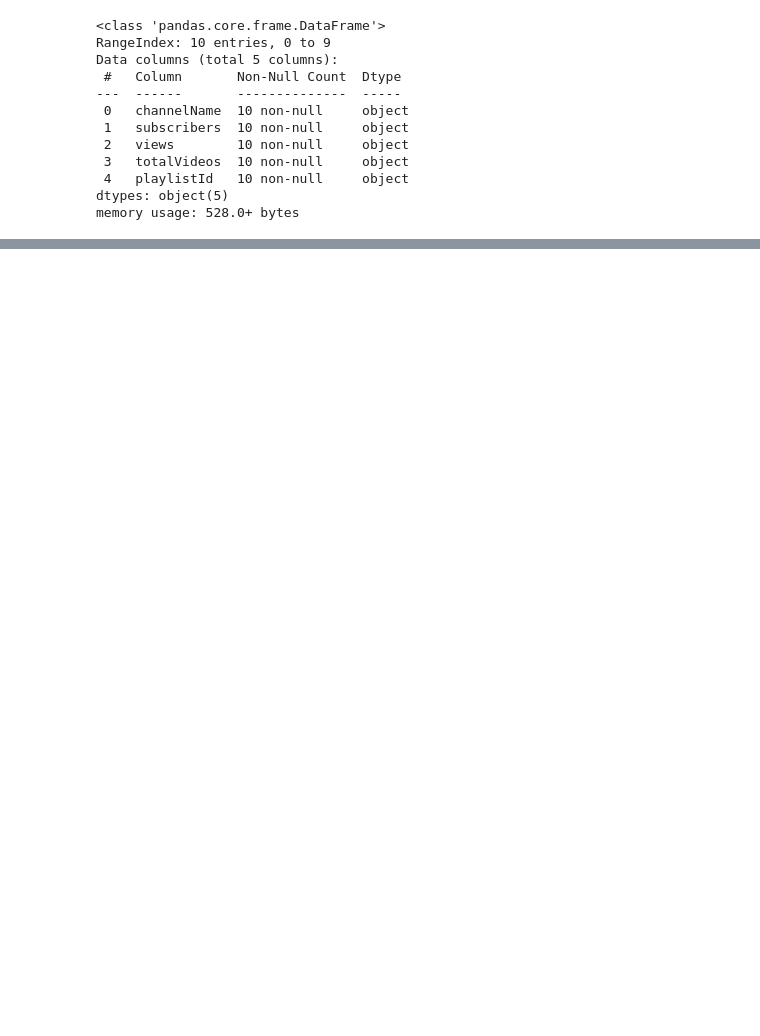
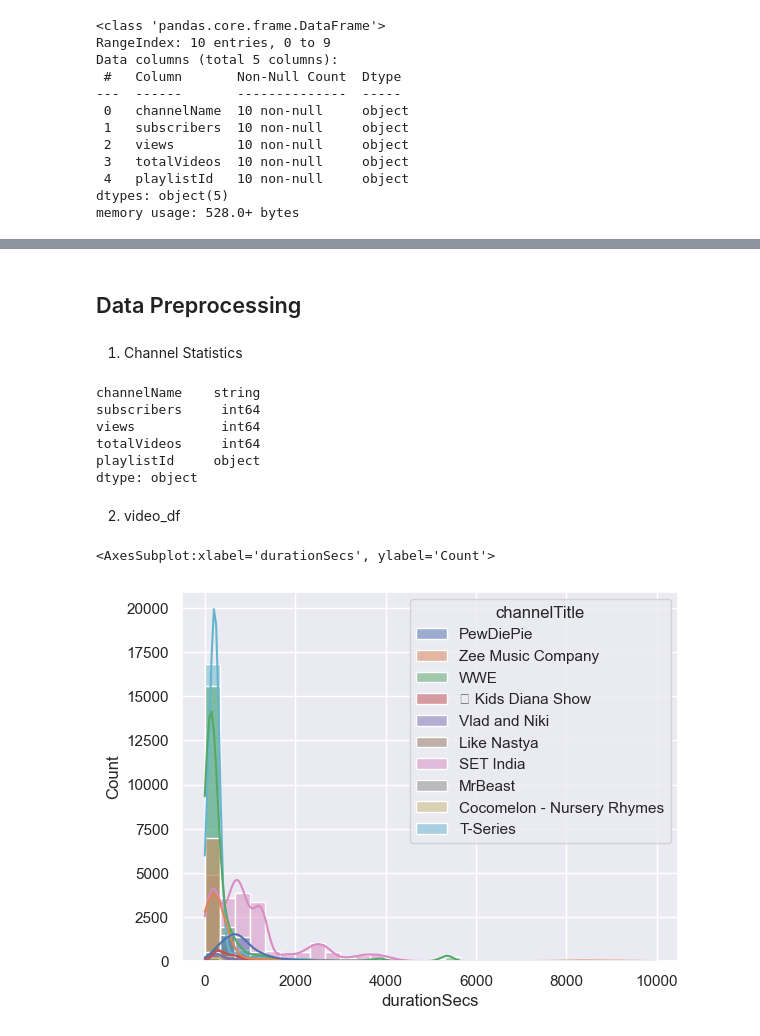
Before and after one commit to Sruthy14/youtube-data-analysis, a Jupyter notebook: reportOrder.ipynb, the cells around one changed output, grey strips where cells are left out. Drawn from its saved outputs; the diff is of its cells as text; code cells hidden in the pictures; blank space fills up the shorter version.

```diff
--- a/reportOrder.ipynb
+++ b/reportOrder.ipynb
@@ -455,0 +490,4 @@ most_popular_videos.shape
+# %% [markdown]
+## Data Preprocessing
+# %% [markdown]
+1. Channel Statistics
@@ -455,0 +498,42 @@ most_popular_videos.shape
+# %%
+channel_stats.dtypes
+# %% [output]
+channelName    string
+subscribers     int64
+views           int64
+totalVideos     int64
+playlistId     object
+dtype: object
+# %% [markdown]
+2. video_df
+# %%
+# Numeric columns to numeric
+numeric_cols = ['viewCount', 'likeCount', 'favoriteCount', 'commentCount']
+video_df[numeric_cols] = video_df[numeric_cols].apply(pd.to_numeric, errors = 'coerce', axis = 1)
+
+# Create publish day (in the week) column
+video_df['publishedAt'] =  video_df['publishedAt'].apply(lambda x: parser.parse(x))
+video_df['pushblishDayName'] = video_df['publishedAt'].apply(lambda x: x.strftime("%A"))
+
+# convert duration to seconds
+video_df['durationSecs'] = video_df['duration'].apply(lambda x: isodate.parse_duration(x))
+video_df['durationSecs'] = video_df['durationSecs'].astype('timedelta64[s]')
+
+#Tag Count
+video_df['tagsCount'] = video_df['tag'].apply(lambda x: 0 if x is None else len(x))
+
+# Comments and likes per 1000 view ratio
+video_df['likeRatio'] = video_df['likeCount']/ video_df['viewCount'] * 1000
+video_df['commentRatio'] = video_df['commentCount']/ video_df['viewCount'] * 1000
+
+# Title character length
+video_df['titleLength'] = video_df['title'].apply(lambda x: len(x))
+
+#Reset index
+video_df[video_df.index.duplicated()]
+video_df = video_df.reset_index()
+# %%
+sns.histplot(data=video_df[video_df['durationSecs'] < 10000], x="durationSecs", bins=30, kde= True, hue=video_df['channelTitle'])
+# %% [output]
+<AxesSubplot:xlabel='durationSecs', ylabel='Count'>
+[figure, added]
```
Also changed, not shown: parts of 19 cells of this notebook.
